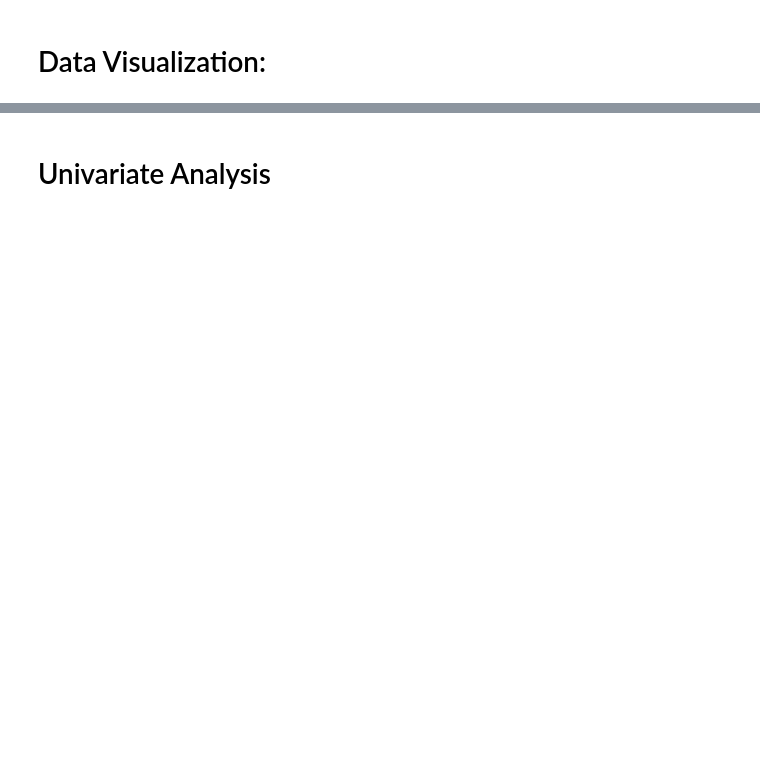
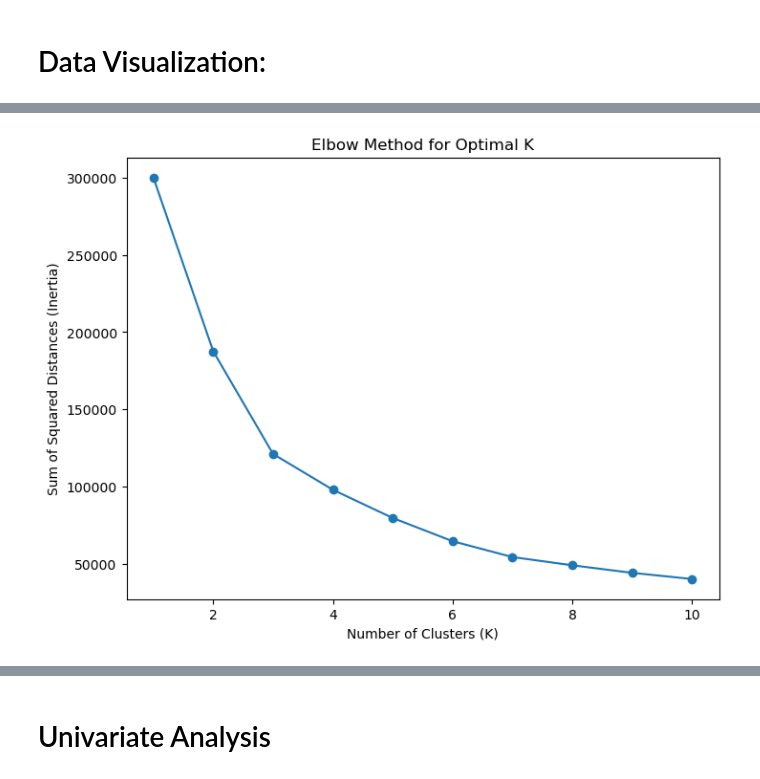
Before and after one commit to wolduberhe/Dashboard_Streamlit, a Jupyter notebook: lib/streamlit/telecome/telecom_pgdb.ipynb, the cells around one changed output, grey strips where cells are left out. Cells and saved outputs as stored; diff of their text form; code cells hidden in the pictures; blank space fills up the shorter version.

```diff
--- a/lib/streamlit/telecome/telecom_pgdb.ipynb
+++ b/lib/streamlit/telecome/telecom_pgdb.ipynb
@@ -274,3 +976,31 @@ for column in non_numeric_columns:
+# %%
+
+
+# Select engagement metrics for clustering
+engagement_metrics = [
+    'Normalized Total Traffic (Bytes)',
+    'Normalized Dur. (ms)',  # Add more metrics as needed
+]
+
+# Create a DataFrame for clustering
+clustering_data = normalized_metrics_df[engagement_metrics]
+
+# Run k-means for a range of k values
+inertia = []
+for k in range(1, 11):
+    kmeans = KMeans(n_clusters=k, random_state=42, n_init=10)  # Set n_init explicitly
+    kmeans.fit(clustering_data)
+    inertia.append(kmeans.inertia_)
+
+# Plot the elbow curve
+plt.figure(figsize=(8, 6))
+plt.plot(range(1, 11), inertia, marker='o')
+plt.title('Elbow Method for Optimal K')
+plt.xlabel('Number of Clusters (K)')
+plt.ylabel('Sum of Squared Distances (Inertia)')
+plt.show()
+# %% [output]
+[figure, added]
 # %%
 # Pairplot for visualizing relationships between numerical variables
 sns.pairplot(df)
```
Also changed, not shown: parts of 55 cells of this notebook.
